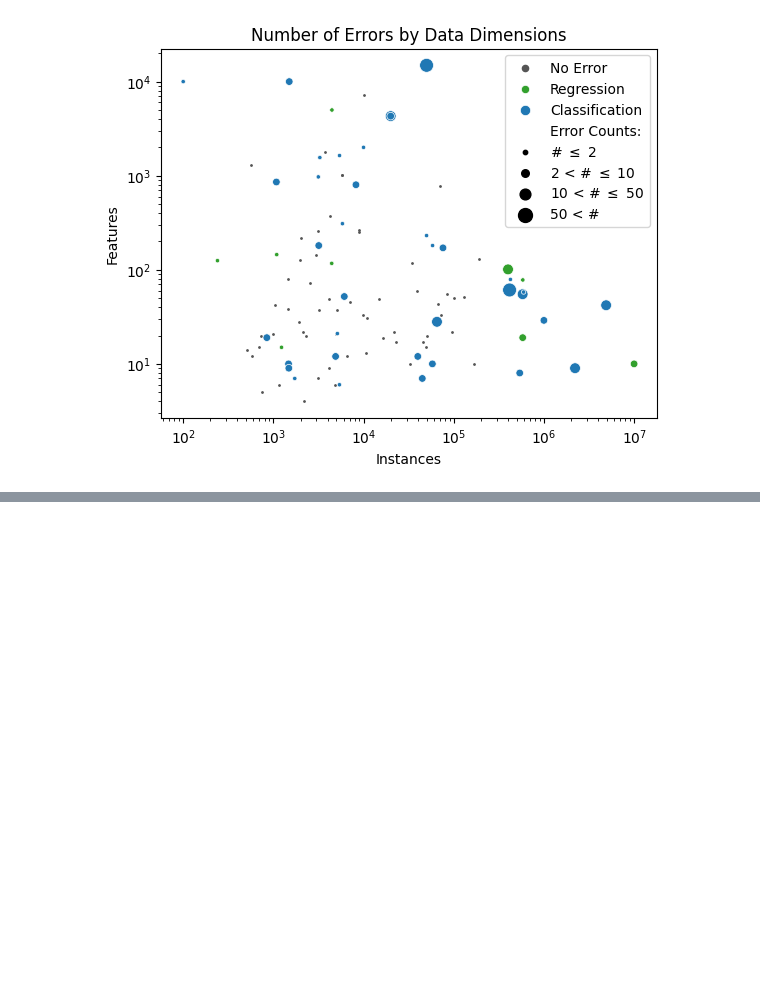
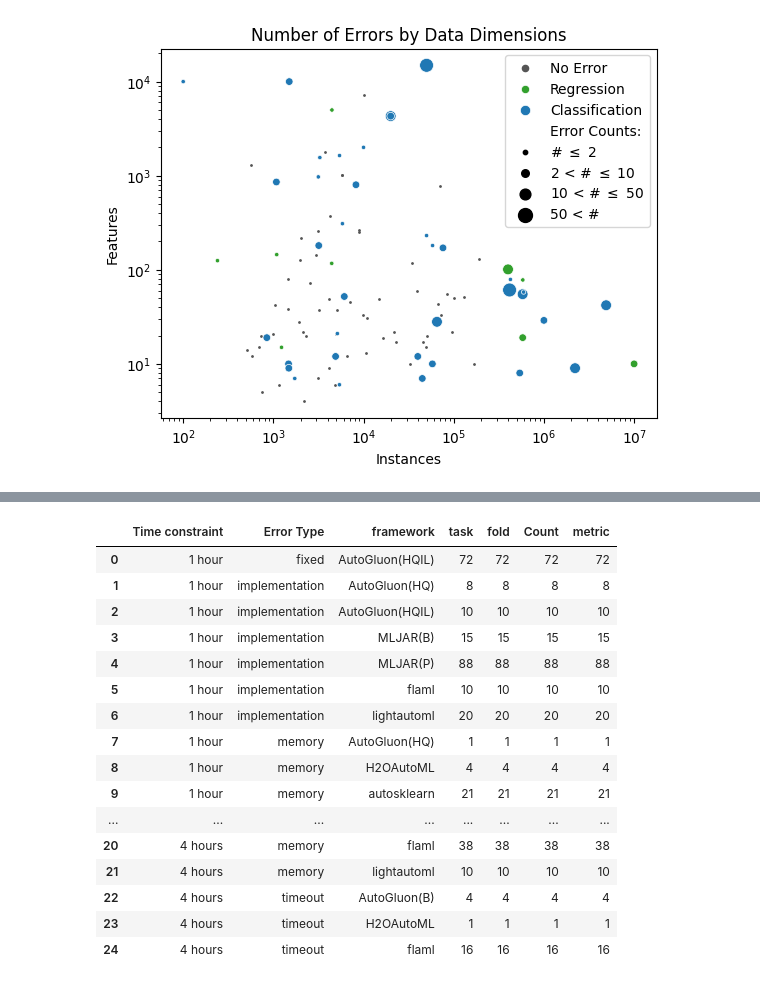
Before and after one commit to PGijsbers/amlb-results, a Jupyter notebook: notebooks/error_visualization.ipynb, the cells around one changed output, grey strips where cells are left out. Saved outputs shown, nothing was run; the diff lists cells and outputs as text; code cells hidden in the pictures; blank space fills up the shorter version.

```diff
--- a/notebooks/error_visualization.ipynb
+++ b/notebooks/error_visualization.ipynb
@@ -254,0 +319,20 @@ with PdfPages(FIGURE_DIRECTORY / f"errors-by-data-1h8c_gp3.pdf") as f:
+# %%
+errors_by_type_and_constraint
+# %% [output]
+|  | Time constraint | Error Type | framework | task | fold | Count | metric |
+| 0 | 1 hour | fixed | AutoGluon(HQIL) | 72 | 72 | 72 | 72 |
+| 1 | 1 hour | implementation | AutoGluon(HQ) | 8 | 8 | 8 | 8 |
+| 2 | 1 hour | implementation | AutoGluon(HQIL) | 10 | 10 | 10 | 10 |
+| 3 | 1 hour | implementation | MLJAR(B) | 15 | 15 | 15 | 15 |
+| 4 | 1 hour | implementation | MLJAR(P) | 88 | 88 | 88 | 88 |
+| 5 | 1 hour | implementation | flaml | 10 | 10 | 10 | 10 |
+| 6 | 1 hour | implementation | lightautoml | 20 | 20 | 20 | 20 |
+| 7 | 1 hour | memory | AutoGluon(HQ) | 1 | 1 | 1 | 1 |
+| 8 | 1 hour | memory | H2OAutoML | 4 | 4 | 4 | 4 |
+| 9 | 1 hour | memory | autosklearn | 21 | 21 | 21 | 21 |
+| ... | ... | ... | ... | ... | ... | ... | ... |
+| 20 | 4 hours | memory | flaml | 38 | 38 | 38 | 38 |
+| 21 | 4 hours | memory | lightautoml | 10 | 10 | 10 | 10 |
+| 22 | 4 hours | timeout | AutoGluon(B) | 4 | 4 | 4 | 4 |
+| 23 | 4 hours | timeout | H2OAutoML | 1 | 1 | 1 | 1 |
+| 24 | 4 hours | timeout | flaml | 16 | 16 | 16 | 16 |
```
Also changed, not shown: parts of 11 cells of this notebook, 1 other file.
